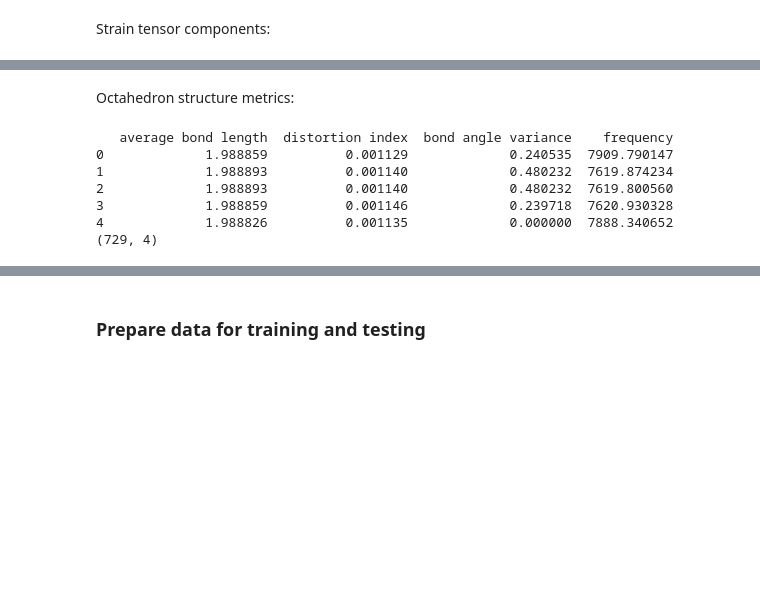
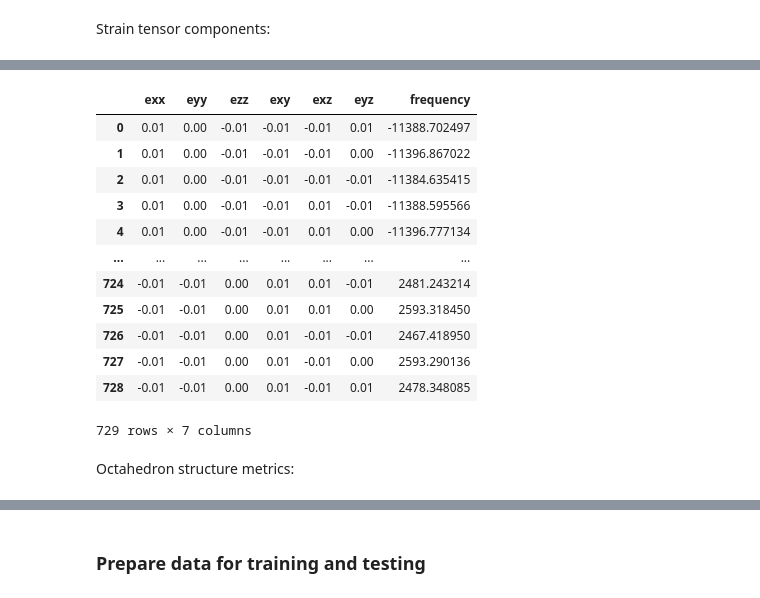
Before and after one commit to zvanfossan/kto-phonon-study, a Jupyter notebook: workflow.ipynb, the cells around one changed output, grey strips where cells are left out. Saved outputs shown, nothing was run; the diff lists cells and outputs as text; code cells hidden in the pictures; blank space fills up the shorter version.

```diff
--- a/workflow.ipynb
+++ b/workflow.ipynb
@@ -41,13 +36,18 @@ print(df1.shape)
+# %%
+df1
+# %% [output]
+|  | exx | eyy | ezz | exy | exz | eyz | frequency |
+| 0 | 0.01 | 0.00 | -0.01 | -0.01 | -0.01 | 0.01 | -11388.702497 |
+| 1 | 0.01 | 0.00 | -0.01 | -0.01 | -0.01 | 0.00 | -11396.867022 |
+| 2 | 0.01 | 0.00 | -0.01 | -0.01 | -0.01 | -0.01 | -11384.635415 |
+| 3 | 0.01 | 0.00 | -0.01 | -0.01 | 0.01 | -0.01 | -11388.595566 |
+| 4 | 0.01 | 0.00 | -0.01 | -0.01 | 0.01 | 0.00 | -11396.777134 |
+| ... | ... | ... | ... | ... | ... | ... | ... |
+| 724 | -0.01 | -0.01 | 0.00 | 0.01 | 0.01 | -0.01 | 2481.243214 |
+| 725 | -0.01 | -0.01 | 0.00 | 0.01 | 0.01 | 0.00 | 2593.318450 |
+| 726 | -0.01 | -0.01 | 0.00 | 0.01 | -0.01 | -0.01 | 2467.418950 |
+| 727 | -0.01 | -0.01 | 0.00 | 0.01 | -0.01 | 0.00 | 2593.290136 |
+| 728 | -0.01 | -0.01 | 0.00 | 0.01 | -0.01 | 0.01 | 2478.348085 |
+729 rows × 7 columns
 # %% [markdown]
 Octahedron structure metrics:
-# %%
-print(df2.head())
-print(df2.shape)
-# %% [output]
-   average bond length  distortion index  bond angle variance    frequency
-0             1.988859          0.001129             0.240535  7909.790147
-1             1.988893          0.001140             0.480232  7619.874234
-2             1.988893          0.001140             0.480232  7619.800560
-3             1.988859          0.001146             0.239718  7620.930328
-4             1.988826          0.001135             0.000000  7888.340652
-(729, 4)
```
Also changed, not shown: parts of 16 cells of this notebook.
